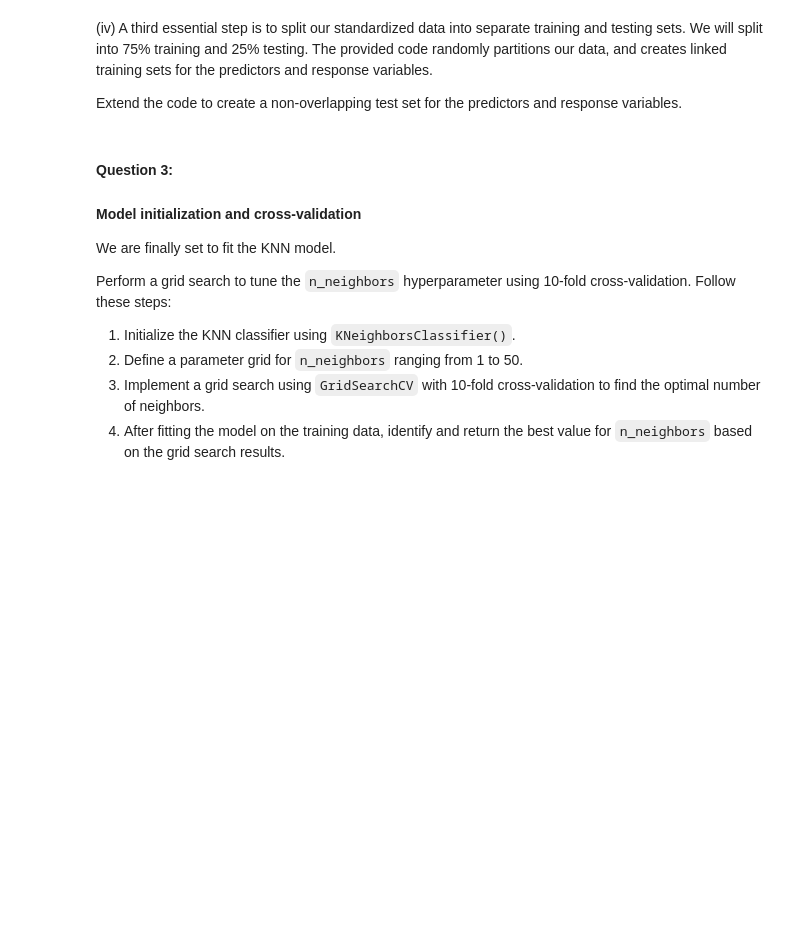
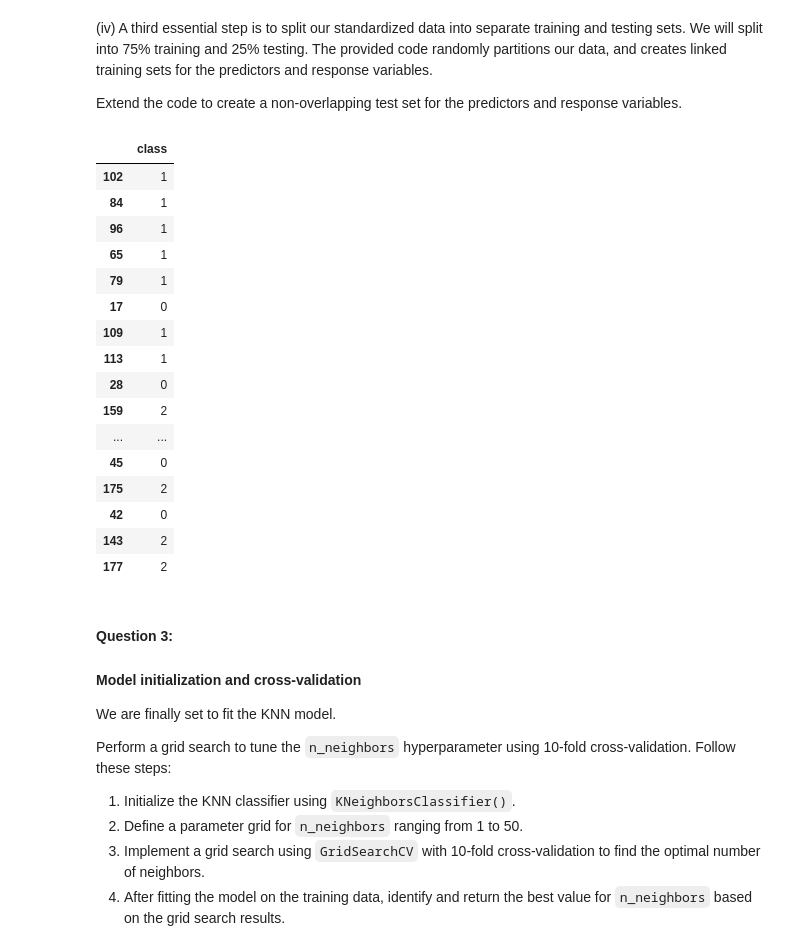
Before and after one commit to jnahmiach/LCR, a Jupyter notebook: 02_activities/assignments/assignment_1.ipynb, the cells around one changed output. Drawn from its saved outputs; the diff is of its cells as text; code cells hidden in the pictures; blank space fills up the shorter version.

```diff
--- a/02_activities/assignments/assignment_1.ipynb
+++ b/02_activities/assignments/assignment_1.ipynb
@@ -167,11 +160,32 @@ Extend the code to create a non-overlapping test set for the predictors and resp
 # %%
 # set a seed for reproducibility
 np.random.seed(123)
 
 # split the data into a training and testing set. hint: use train_test_split !
 
 # Your code here ...
-wine_train, wine_test = train_test_split(wine_df, train_size=0.75,random_state=123, shuffle=True)
+wine_train, wine_test, class_train, class_test = train_test_split(predictors_standardized, wine_df["class"], train_size=0.75, shuffle=True, stratify=wine_df["class"])
+
+class_test = pd.DataFrame(class_test)
+class_test
+# %% [output]
+|  | class |
+| 102 | 1 |
+| 84 | 1 |
+| 96 | 1 |
+| 65 | 1 |
+| 79 | 1 |
+| 17 | 0 |
+| 109 | 1 |
+| 113 | 1 |
+| 28 | 0 |
+| 159 | 2 |
+| ... | ... |
+| 45 | 0 |
+| 175 | 2 |
+| 42 | 0 |
+| 143 | 2 |
+| 177 | 2 |
 # %% [markdown]
 #### **Question 3:**
 #### Model initialization and cross-validation
```
Also changed, not shown: parts of 5 cells of this notebook.
